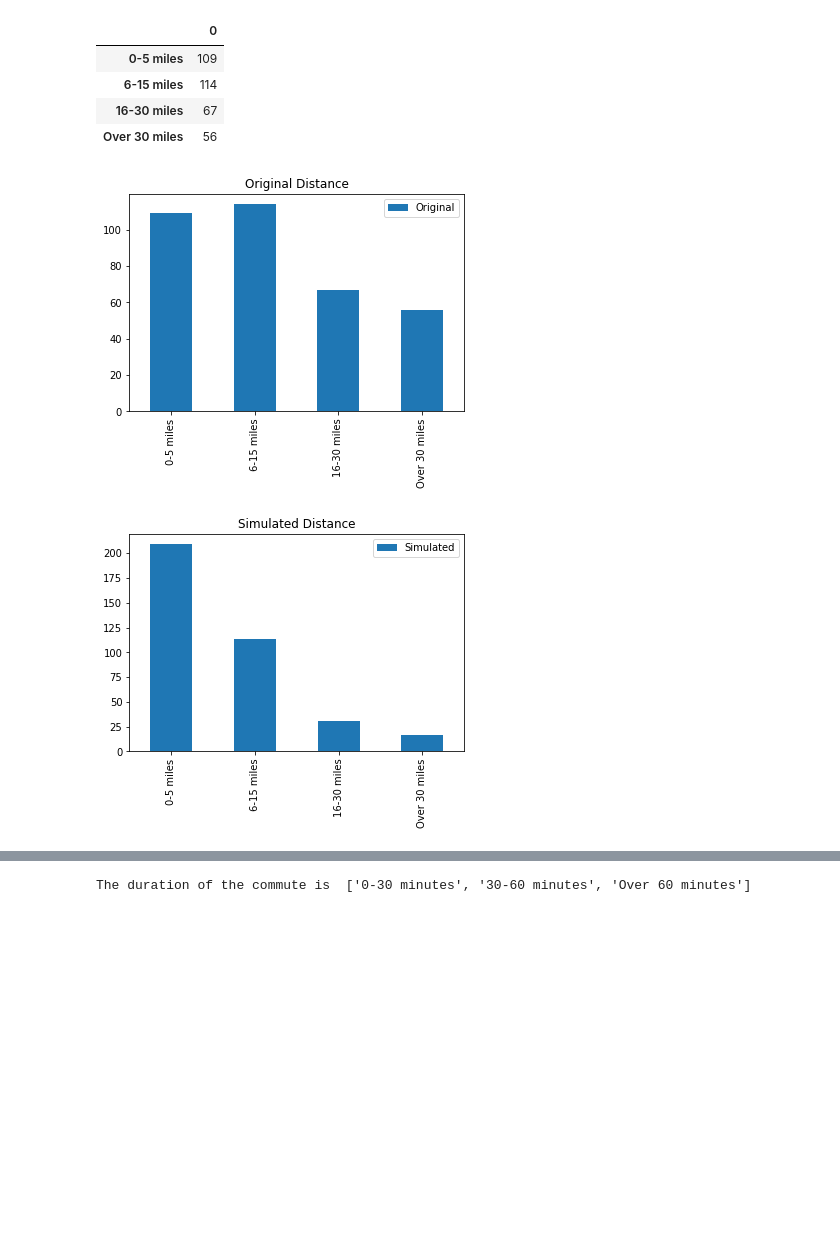
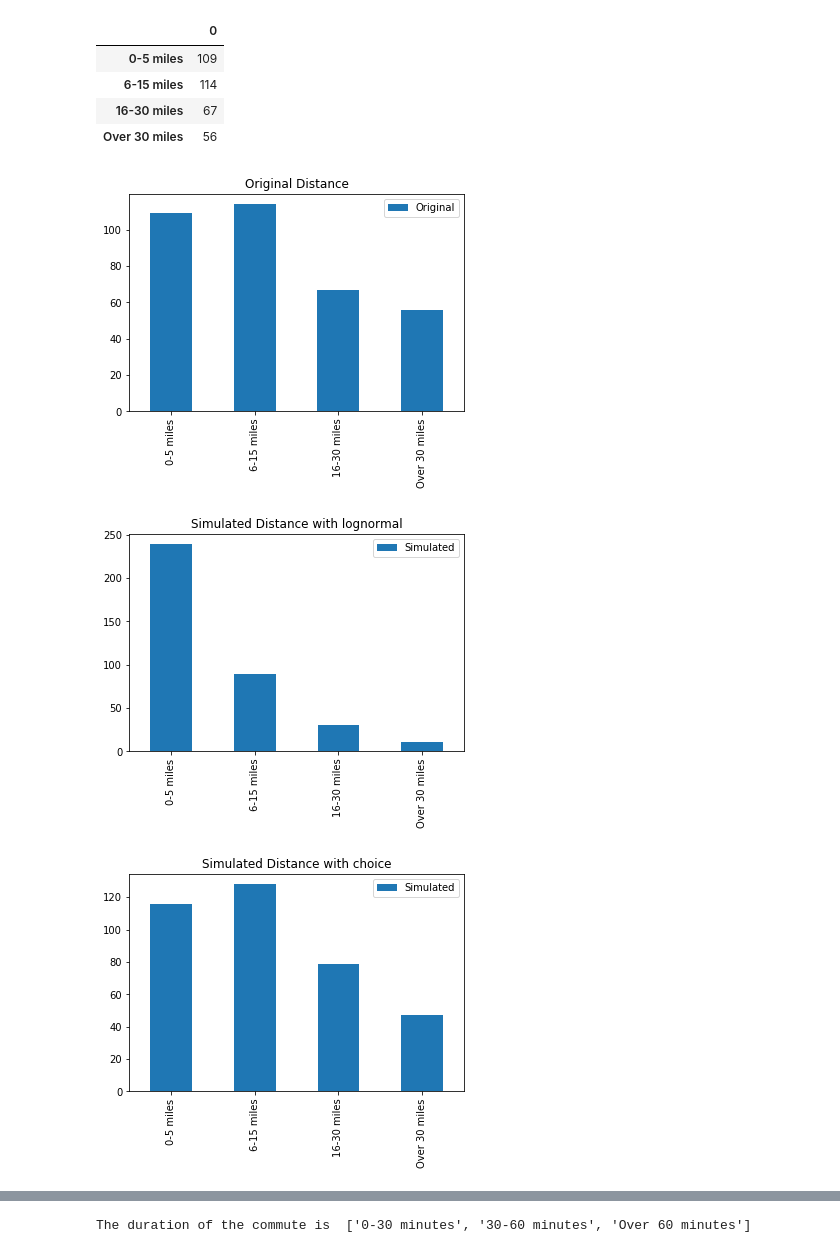
Before and after one commit to Osheah/commute-stress, a Jupyter notebook: commute-stress.ipynb, the cells around one changed output, grey strips where cells are left out. Saved outputs shown, nothing was run; the diff lists cells and outputs as text; code cells hidden in the pictures; blank space fills up the shorter version.

```diff
--- a/commute-stress.ipynb
+++ b/commute-stress.ipynb
@@ -269,0 +278,5 @@ array(['6-15 miles', '0-5 miles', '0-5 miles', '16-30 miles', '0-5 miles',
+# %%
+# calculate the number of responses to each distance band
+dist_counts_ch = Counter(df['Distance-ch'])
+# check to see if counts look reasonable
+dist_counts_ch
@@ -269,0 +296,8 @@ array(['6-15 miles', '0-5 miles', '0-5 miles', '16-30 miles', '0-5 miles',
+# %%
+# create an indexed dataframe with the number of counts
+# code adapted from https://pandas.pydata.org/pandas-docs/stable/generated/pandas.DataFrame.from_dict.html
+df_dist_ch = pd.DataFrame.from_dict(dist_counts_ch, orient='index')
+
+#plot the bar chart of the distance counts
+df_dist_ch.plot(kind='bar', title='Distance with np.random.choice', legend = False)
+plt.show()
@@ -310,2 +357,7 @@ The parameters for the lognormal distance distribution are mean of  1.4420219953
 # %% [markdown]
 Next generate the random values from the lognormal distribution using NumPy Random's lognormal function.
+# %%
+y_dist_rw = np.random.lognormal([(mu_dist_x)], sigma_dist_x, size)
+sns.distplot(y_dist_rw)
+plt.show()
+print("The first few values of  the lognormal distance distribution are \n", y_dist_rw[:7])
@@ -312,10 +369,6 @@ Next generate the random values from the lognormal distribution using NumPy Rand
 # %%
-y_dist_rw = np.random.lognormal(mu_dist_x, sigma_dist_x, size)
-#sns.distplot(y_dist_rw)
-#plt.show()
-y_dist_rw
 # change numbers to bands but before this put in series
-# temp values need to be cleared first when testing - this can be removed when its working but only if your going to run it once with cleared cells.
+# values need to be initialised/cleared first especially if this cell is run more than once with values already present.
 df['rwDistance1'] = ""
 df['rwDistance2'] = ""
 df['rwDistance3'] = ""
@@ -323,10 +376,10 @@ df['rwDistance4'] = ""
 df['rwDistance5'] = ""
 print("Change the y_dist distance array to a dataframe and add it to the simulated model.")
 df['Distance'] = pd.Series(y_dist_rw)
-df.loc[df['Distance'] <= 5, 'rwDistance1'] = '0-5 miles'
-df.loc[(df['Distance'] > 5) & (df['Distance'] <= 15), 'rwDistance2'] = '6-15 miles'
-df.loc[(df['Distance'] > 15) & (df['Distance'] <= 30), 'rwDistance3'] = '16-30 miles'
-df.loc[df['Distance'] > 30, 'rwDistance4'] = 'Over 30 miles'
+df.loc[df['Distance'] < 6, 'rwDistance1'] = '0-5 miles'
+df.loc[(df['Distance'] >= 6) & (df['Distance'] < 16), 'rwDistance2'] = '6-15 miles'
+df.loc[(df['Distance'] >= 16) & (df['Distance'] < 30), 'rwDistance3'] = '16-30 miles'
+df.loc[df['Distance'] >= 30, 'rwDistance4'] = 'Over 30 miles'
 df['Distance'] = df['rwDistance1']+df['rwDistance2']+df['rwDistance3']+df['rwDistance4']
 df.drop(['rwDistance1', 'rwDistance2', 'rwDistance3', 'rwDistance4', 'rwDistance5'], axis=1, inplace = True)
 df.head()
@@ -425,14 +481,17 @@ cass_dist.head()
 # %%
 # set the order in which the plot displays the various bars for the original data
 cass_dist.reindex(['0-5 miles', '6-15 miles',  '16-30 miles', 'Over 30 miles']).plot(kind='bar', title='Original Distance')
 plt.legend(["Original"])
 # set the order in which the plot displays the various bars for the simulated data
-df_dist.reindex(['0-5 miles', '6-15 miles',  '16-30 miles', 'Over 30 miles']).plot(kind='bar', title='Simulated Distance')
+df_dist.reindex(['0-5 miles', '6-15 miles',  '16-30 miles', 'Over 30 miles']).plot(kind='bar', title='Simulated Distance with lognormal')
 plt.legend(["Simulated"]);
+df_dist_ch.reindex(['0-5 miles', '6-15 miles',  '16-30 miles', 'Over 30 miles']).plot(kind='bar', title='Simulated Distance with choice')
+plt.legend(["Simulated"]);
+
 plt.show()
 
-
 # to do figure out how to display both histograms/bars side by side on the same plot
 # %% [output]
 [figure]
-[figure, old version]
+[figure, new version]
+[figure, added]
```
Also changed, not shown: parts of 165 cells of this notebook, 2 other files.
